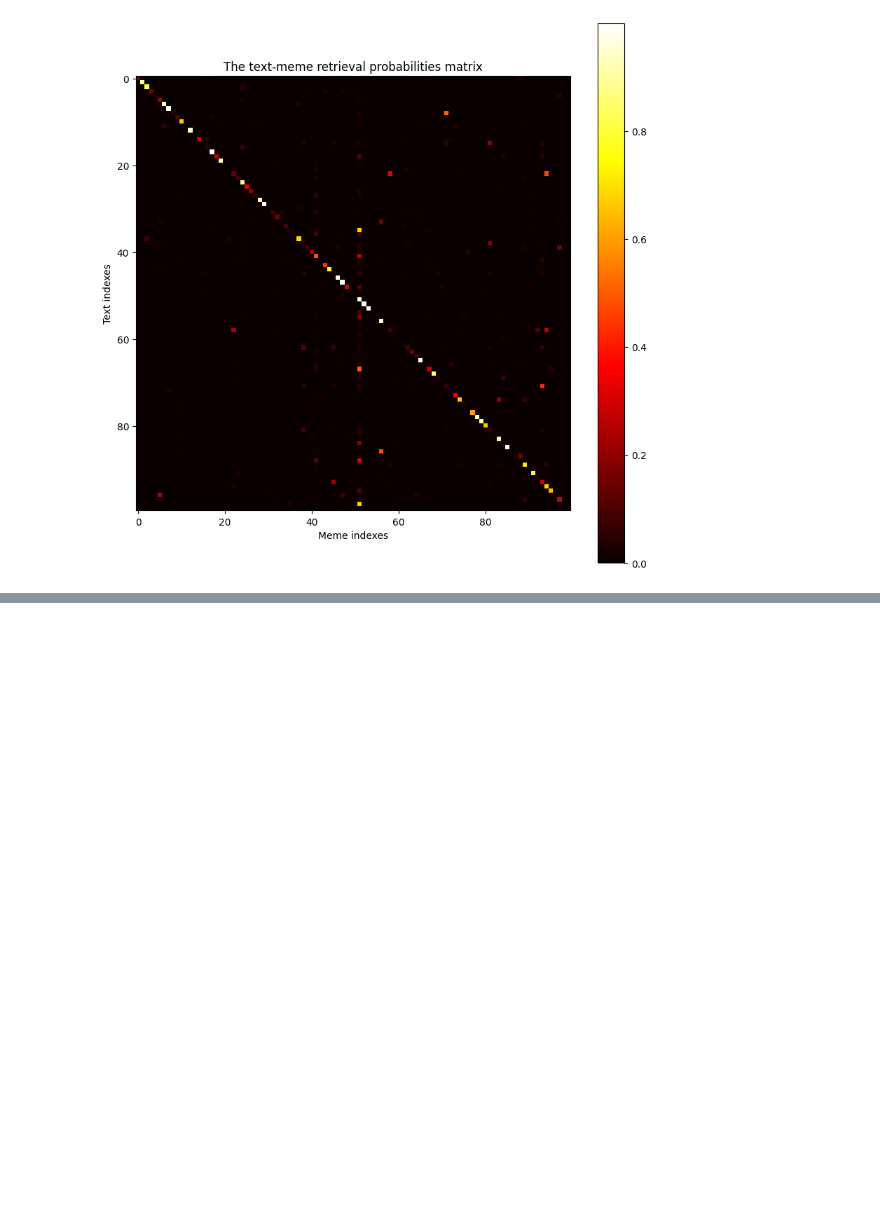
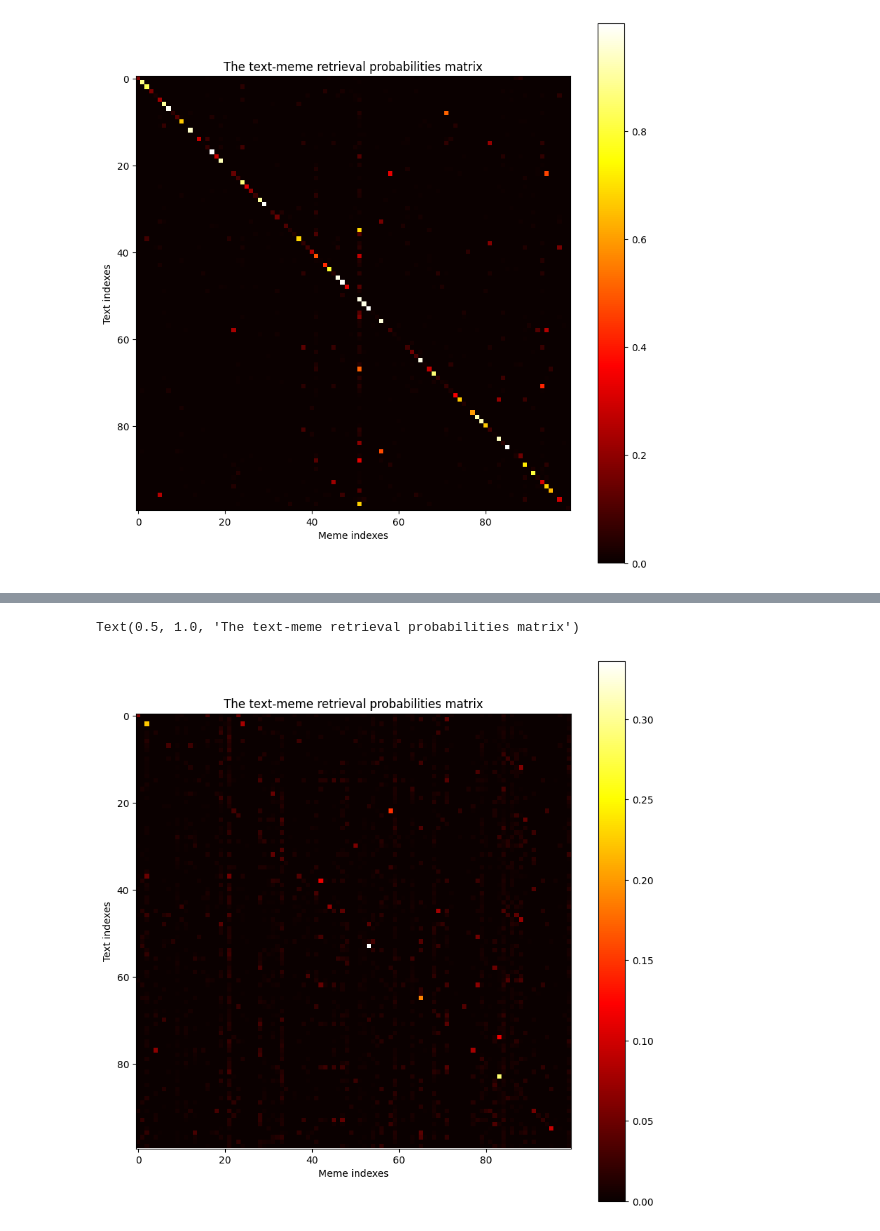
Before and after one commit to Seefreem/meme_text_retrieval, a Jupyter notebook: evaluation.ipynb, the cells around one changed output, grey strips where cells are left out. Saved outputs shown, nothing was run; the diff lists cells and outputs as text; code cells hidden in the pictures; blank space fills up the shorter version.

Commit message:
feat: add ALBEF model and evaluate it

```diff
--- a/evaluation.ipynb
+++ b/evaluation.ipynb
@@ -106,0 +147,11 @@ Text(0.5, 1.0, 'The text-meme retrieval probabilities matrix')
+# %%
+# fix the seed for reproducibility
+seed = 42
+torch.manual_seed(seed)
+np.random.seed(seed)
+random.seed(seed)
+cudnn.benchmark = True
+config = yaml.load(open('./configs/Retrieval_memecap.yaml', 'r'), Loader=yaml.Loader)
+text_encoder = 'bert-base-uncased'
+checkpoint = 'flickr30k.pth'
+device = torch.device('cuda')
@@ -106,0 +174,21 @@ Text(0.5, 1.0, 'The text-meme retrieval probabilities matrix')
+# %%
+#### Model ####
+model = ALBEF(config=config, text_encoder=text_encoder, tokenizer=tokenizer)
+state_dict = torch.load(checkpoint, map_location='cpu')
+
+# reshape positional embedding to accomodate for image resolution change
+pos_embed_reshaped = interpolate_pos_embed(state_dict['visual_encoder.pos_embed'],model.visual_encoder)
+state_dict['visual_encoder.pos_embed'] = pos_embed_reshaped
+
+for key in list(state_dict.keys()): # Key names adjustment
+    if 'bert' in key:
+        encoder_key = key.replace('bert.','')
+        state_dict[encoder_key] = state_dict[key]
+        del state_dict[key]
+msg = model.load_state_dict(state_dict,strict=False)
+
+print('load checkpoint from %s'%checkpoint)
+print(msg)
+
+model = model.to(device)
+model_without_ddp = model
@@ -106,0 +198,4 @@ Text(0.5, 1.0, 'The text-meme retrieval probabilities matrix')
+# %%
+score_test_i2t, score_test_t2i, sims_matrix_t2i = evaluation(model_without_ddp, test_loader, tokenizer, device, config)
+test_result = itm_eval(score_test_i2t.numpy(), score_test_t2i.numpy(), test_loader.dataset.txt2img, test_loader.dataset.img2txt)
+test_result
@@ -106,0 +217,12 @@ Text(0.5, 1.0, 'The text-meme retrieval probabilities matrix')
+# %%
+result = score_test_t2i.softmax(dim=1)[:100, :100]
+plt.figure(figsize=(10, 10))
+# Plot the tensor as a heatmap
+plt.imshow(result[:100, :100], cmap='hot')
+plt.colorbar()  # Adds a colorbar to show the scale
+plt.ylabel('Text indexes')
+plt.xlabel('Meme indexes')
+plt.title('The text-meme retrieval probabilities matrix')
+# %% [output]
+Text(0.5, 1.0, 'The text-meme retrieval probabilities matrix')
+[figure, added]
```
Also changed, not shown: parts of 10 cells of this notebook, 13 other files.
